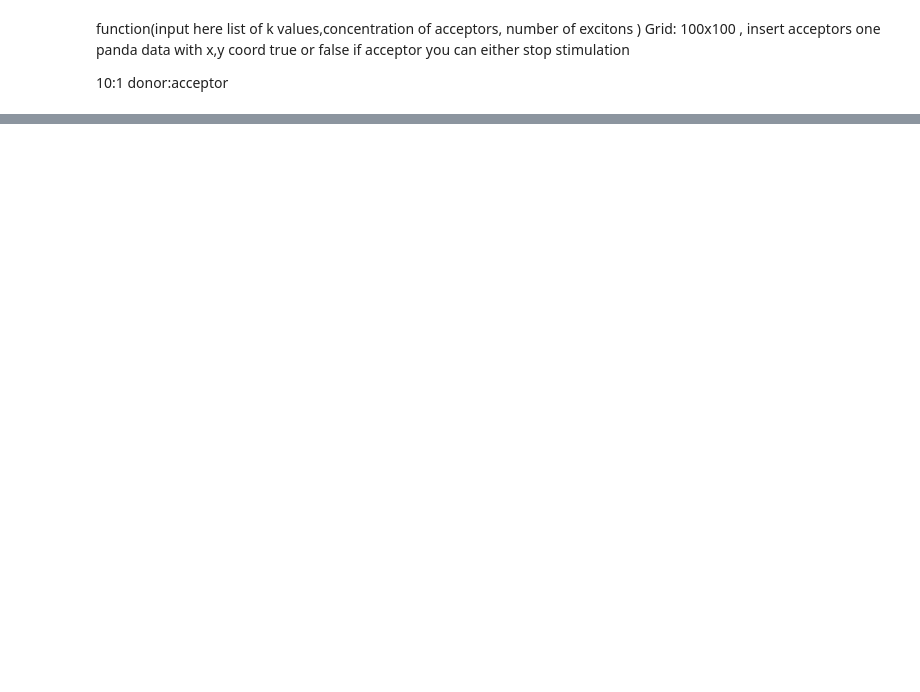
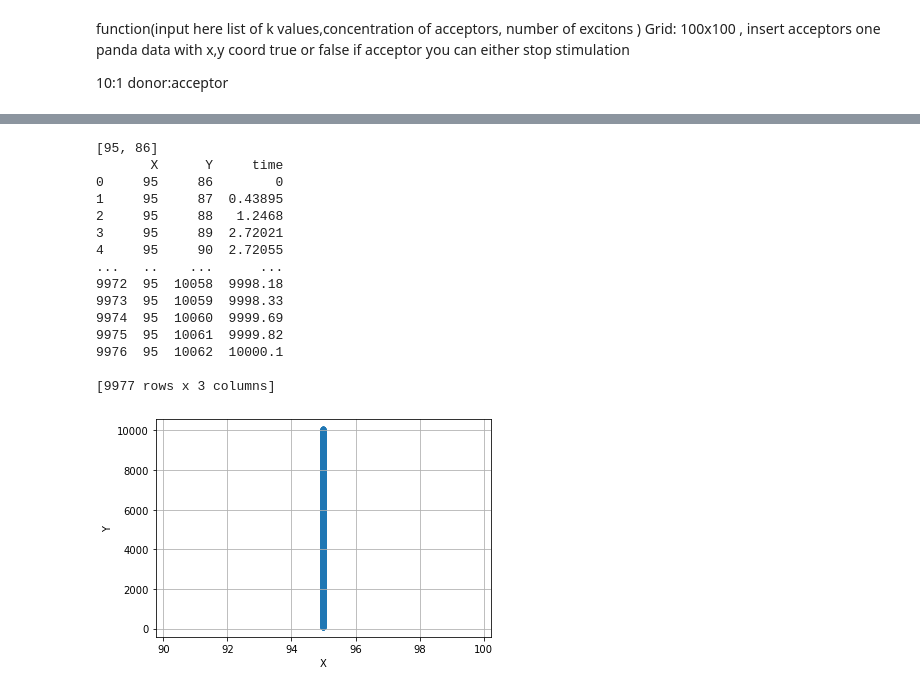
Before and after one commit to Jassu1998/Chem400, a Jupyter notebook: Chem400.ipynb, the cells around one changed output, grey strips where cells are left out. Cells and saved outputs as stored; diff of their text form; code cells hidden in the pictures; blank space fills up the shorter version.

```diff
--- a/Chem400.ipynb
+++ b/Chem400.ipynb
@@ -713,0 +632,20 @@ one panda data with x,y coord true or false if acceptor you can either stop stim
+# %%
+list_rates = [1,0,0,0,0,0,0,0]
+random_walk(list_rates,10000)
+# %% [output]
+[95, 86]
+       X      Y     time
+0     95     86        0
+1     95     87  0.43895
+2     95     88   1.2468
+3     95     89  2.72021
+4     95     90  2.72055
+...   ..    ...      ...
+9972  95  10058  9998.18
+9973  95  10059  9998.33
+9974  95  10060  9999.69
+9975  95  10061  9999.82
+9976  95  10062  10000.1
+
+[9977 rows x 3 columns]
+[figure, added]
```
Also changed, not shown: parts of 45 cells of this notebook.
